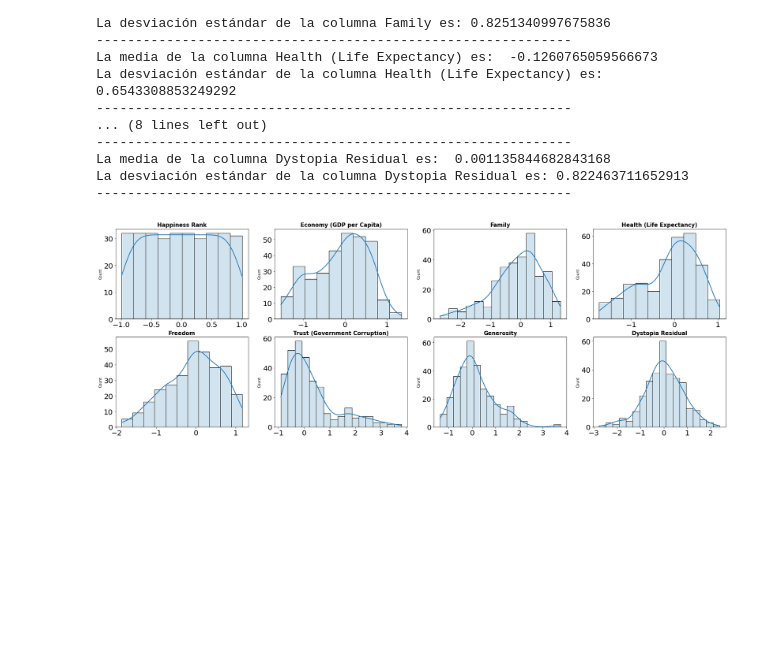
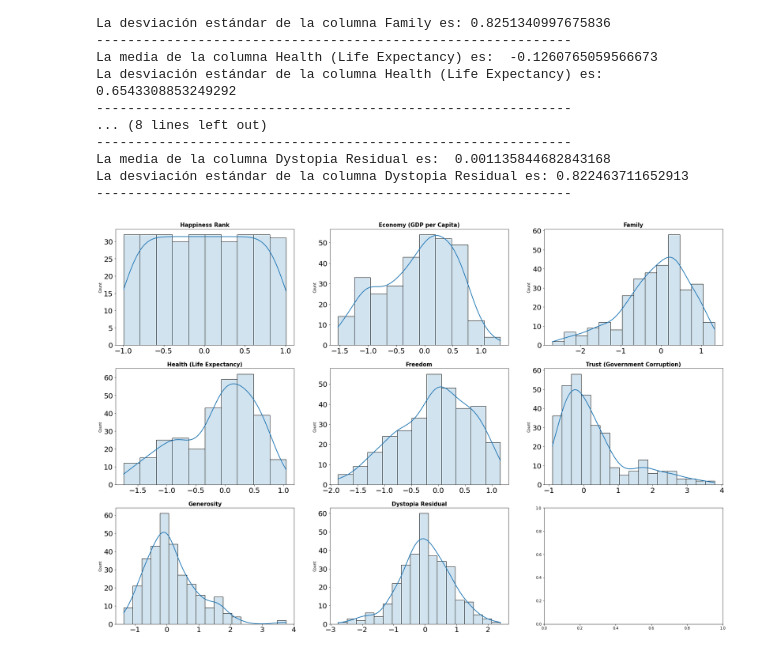
Before and after one commit to Adalab/DA-promo-c-modulo-3-sprint-1-AnaG-Laura, a Jupyter notebook: Regresón Lineal/Lección-6-Estandarizacion.ipynb, the cells around one changed output. Cells and saved outputs as stored; diff of their text form; code cells hidden in the pictures; blank space fills up the shorter version.

```diff
--- a/Regresón Lineal/Lección-6-Estandarizacion.ipynb
+++ b/Regresón Lineal/Lección-6-Estandarizacion.ipynb
@@ -39,7 +36,7 @@ df.head(2)
 Para hacer la estandarizacion usaremos RobustScaler, ya que tenemos outliers
 # %%
 #sacaremos las variables numericas para hacer el robustscaler
-numeric = df.select_dtypes(include = np.number).drop(['Happiness Score','Score_NORM',	'Score_LOG','Score_RAIZ',	'Score_BOX',	'Score_Sklearn'], axis=1)
+numeric = df.select_dtypes(include = np.number).drop(['Happiness Score'], axis=1)
 # %%
 robust = RobustScaler()
 # %%
@@ -79,27 +76,27 @@ La media de la columna Dystopia Residual es:  0.001135844682843168
 La desviación estándar de la columna Dystopia Residual es: 0.822463711652913
 -------------------------------------------------------------
 # %%
-fig, axes = plt.subplots(nrows = 2, ncols = 4, figsize = (30, 10))
+fig, axes = plt.subplots(nrows = 3, ncols = 3, figsize = (30, 20))
 
 columnas_robust = numericas_robust.columns
 axes = axes.flat
 
 
 for i, colum in enumerate(columnas_robust):
     sns.histplot(
         data = numericas_robust,
         x = colum,
         kde = True,
         line_kws = {"linewidth": 2},
         alpha = 0.2,
         ax = axes[i])
 
 
     axes[i].set_title(colum, fontsize = 15, fontweight = "bold")
     axes[i].tick_params(labelsize = 20)
     axes[i].set_xlabel("")
 # %% [output]
-[figure, old version]
+[figure, new version]
 # %%
 df.head()
 # %% [output]
```
Also changed, not shown: parts of 4 cells of this notebook, 10 other files.
